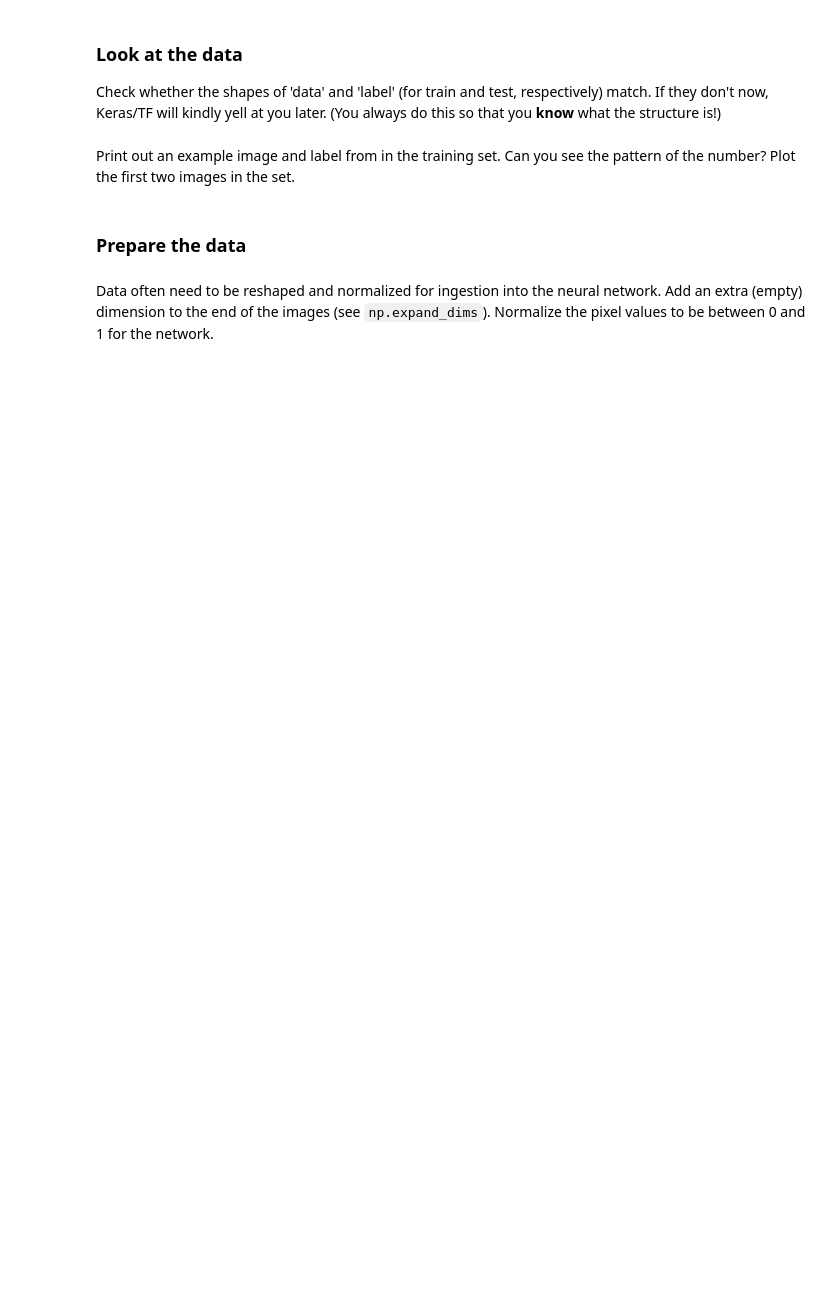
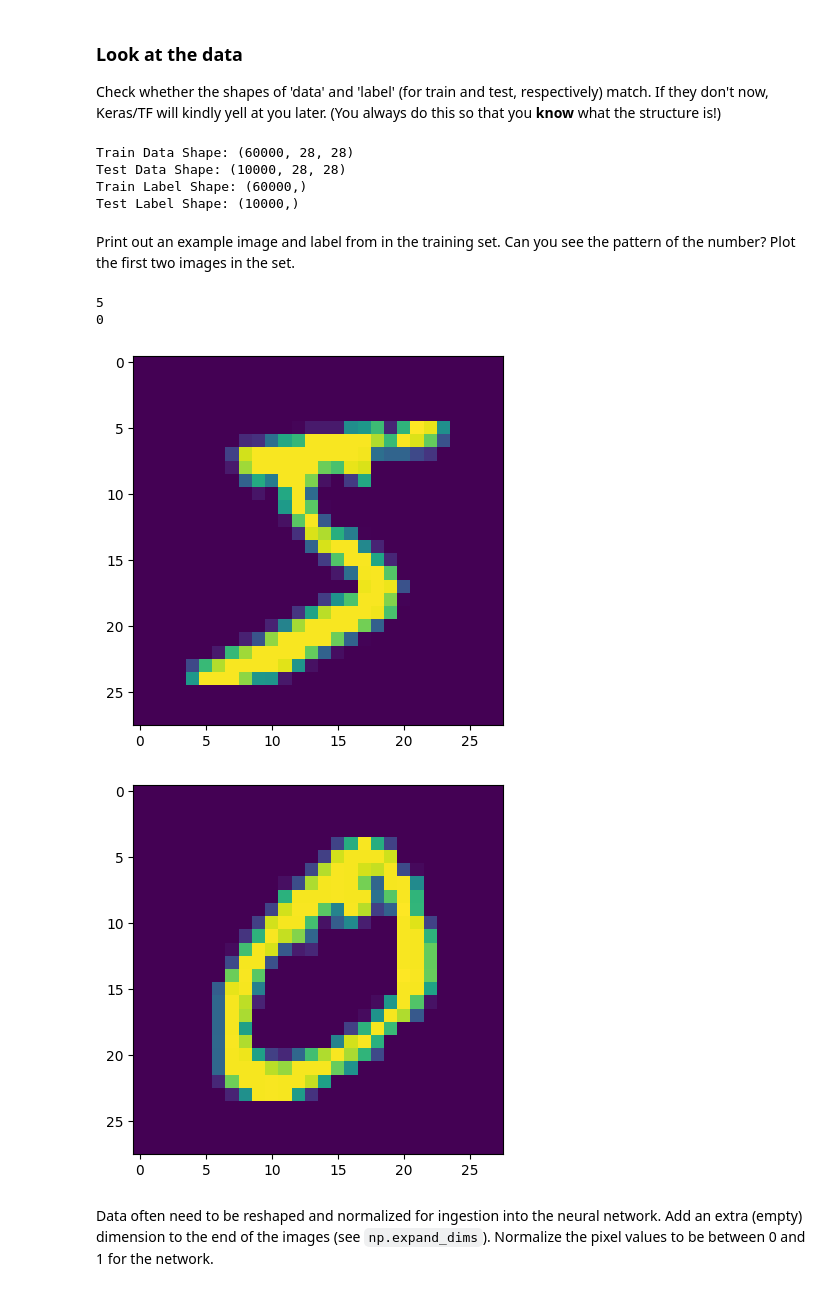
Before and after one commit to ASTR154/neural-networks, a Jupyter notebook: neural-networks.ipynb, the cells around one changed output. Cells and saved outputs as stored; diff of their text form; code cells hidden in the pictures; blank space fills up the shorter version.

```diff
--- a/neural-networks.ipynb
+++ b/neural-networks.ipynb
@@ -21,9 +29,14 @@ Load the [MNIST](https://en.wikipedia.org/wiki/MNIST_database) data set included
 ### **Look** at the data
 Check whether the shapes of 'data' and 'label' (for train and test, respectively) match. If they don't now, Keras/TF will kindly yell at you later. (You always do this so that you **know** what the structure is!)
 # %%
-print("Train Data Shape:",  # complete
-print("Test Data Shape:",  # complete
-print("Train Label Shape:",  # complete
-print("Test Label Shape:",  # complete
+print("Train Data Shape:",  np.shape(x_train_temp))
+print("Test Data Shape:",  np.shape(x_test_temp))
+print("Train Label Shape:",  np.shape(y_train_temp))
+print("Test Label Shape:",  np.shape(y_test_temp))
+# %% [output]
+Train Data Shape: (60000, 28, 28)
+Test Data Shape: (10000, 28, 28)
+Train Label Shape: (60000,)
+Test Label Shape: (10000,)
 # %% [markdown]
 Print out an example image and label from in the training set. Can you see the pattern of the number? Plot the first two images in the set.
@@ -38,5 +43,18 @@ print(  # complete
-# %% [markdown]
-### Prepare the data
+# %%
+print(y_train_temp[0])
+print(y_train_temp[1])
+
+plt.imshow(x_train_temp[0])
+plt.show()
+
+
+plt.imshow(x_train_temp[1])
+plt.show()
+# %% [output]
+5
+0
+[figure, added]
+[figure, added]
 # %% [markdown]
 Data often need to be reshaped and normalized for ingestion into the neural network.
 Add an extra (empty) dimension to the end of the images (see `np.expand_dims`).
```
Also changed, not shown: parts of 18 cells of this notebook.
